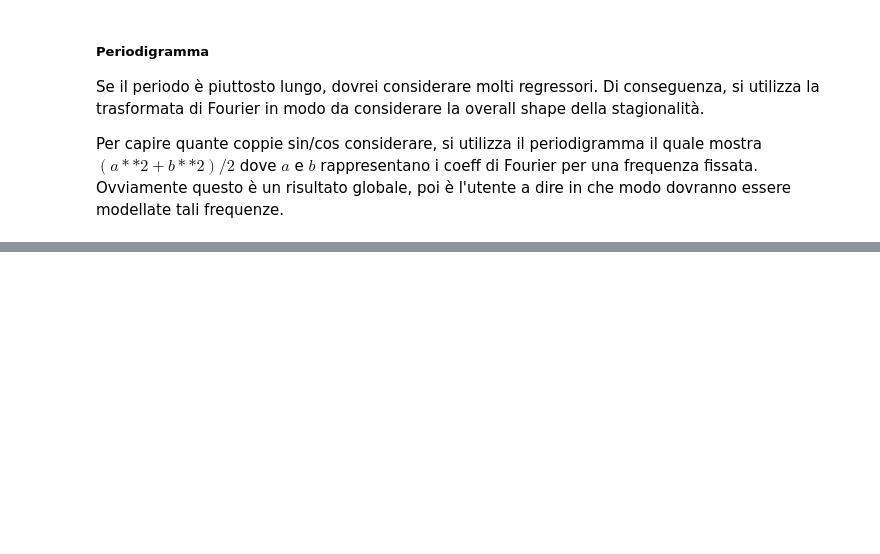
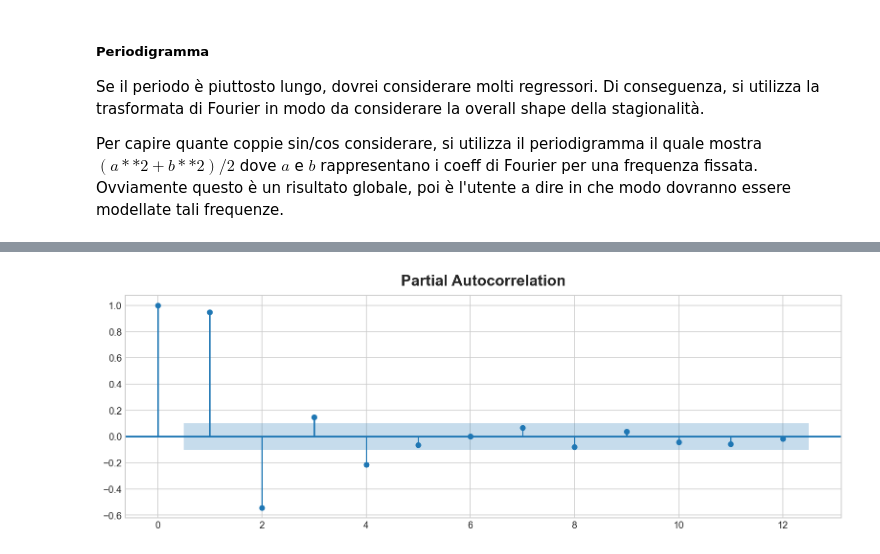
Before and after one commit to LuciaRavazzi/Kaggle, a Jupyter notebook: TimeSeries.ipynb, the cells around one changed output, grey strips where cells are left out. Cells and saved outputs as stored; diff of their text form; code cells hidden in the pictures; blank space fills up the shorter version.

```diff
--- a/TimeSeries.ipynb
+++ b/TimeSeries.ipynb
@@ -311,0 +382,4 @@ _ = ax.legend()
+# %%
+_ = plot_pacf(flu_trends.FluVisits, lags=12)
+# %% [output]
+[figure, added]
```
Also changed, not shown: parts of 22 cells of this notebook, 1 other file.
